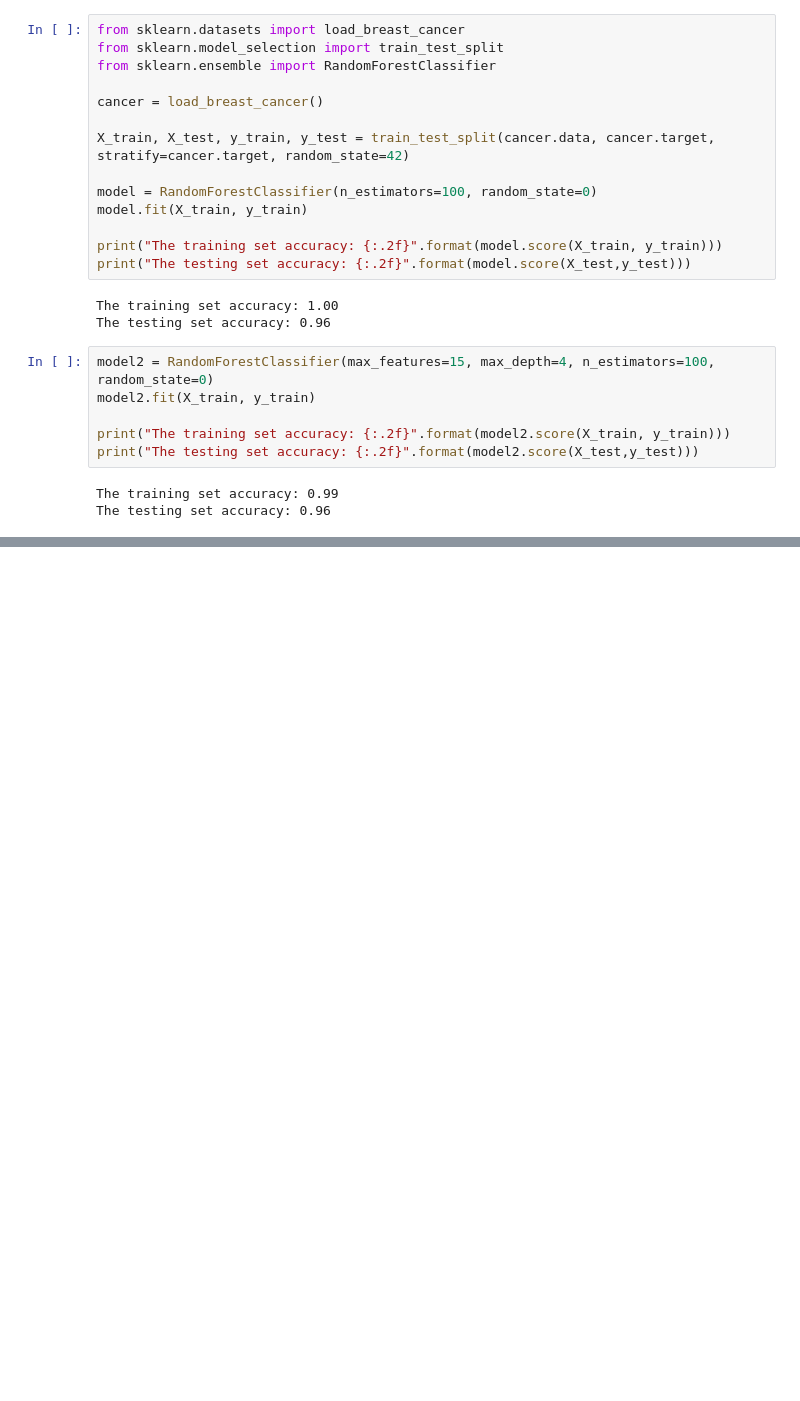
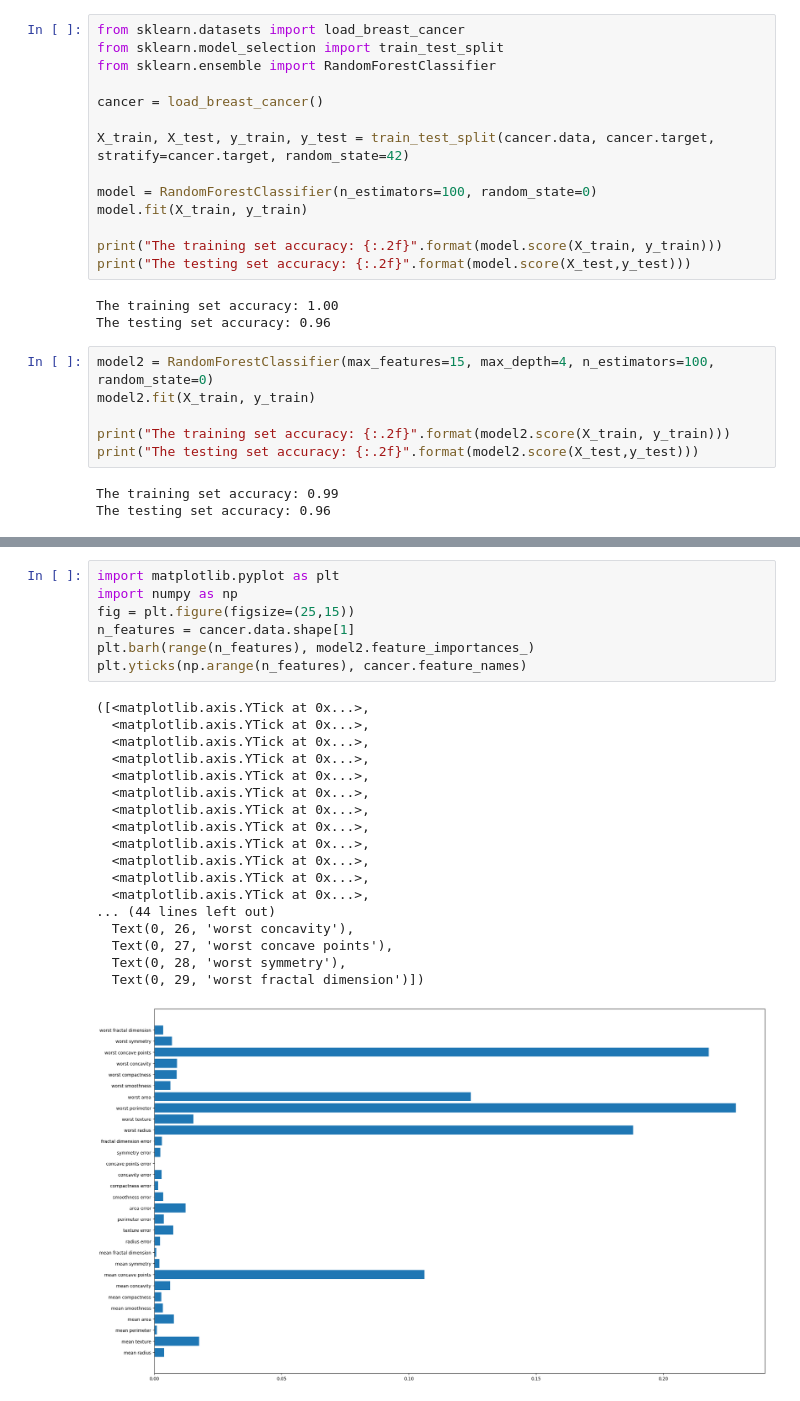
Before and after one commit to michaelkhanda/fourteen-weeks-of-machine-learning, a Jupyter notebook: Working With Random Rest Classifier(Wk9Thursday).ipynb, the cells around one changed output, grey strips where cells are left out. Drawn from its saved outputs; the diff is of its cells as text; blank space fills up the shorter version.

```diff
--- a/Working With Random Rest Classifier(Wk9Thursday).ipynb
+++ b/Working With Random Rest Classifier(Wk9Thursday).ipynb
@@ -26,0 +39,26 @@ The testing set accuracy: 0.96
+# %%
+import matplotlib.pyplot as plt
+import numpy as np
+fig = plt.figure(figsize=(25,15))
+n_features = cancer.data.shape[1]
+plt.barh(range(n_features), model2.feature_importances_)
+plt.yticks(np.arange(n_features), cancer.feature_names)
+# %% [output]
+([<matplotlib.axis.YTick at 0x...>,
+  <matplotlib.axis.YTick at 0x...>,
+  <matplotlib.axis.YTick at 0x...>,
+  <matplotlib.axis.YTick at 0x...>,
+  <matplotlib.axis.YTick at 0x...>,
+  <matplotlib.axis.YTick at 0x...>,
+  <matplotlib.axis.YTick at 0x...>,
+  <matplotlib.axis.YTick at 0x...>,
+  <matplotlib.axis.YTick at 0x...>,
+  <matplotlib.axis.YTick at 0x...>,
+  <matplotlib.axis.YTick at 0x...>,
+  <matplotlib.axis.YTick at 0x...>,
+... (44 lines left out)
+  Text(0, 26, 'worst concavity'),
+  Text(0, 27, 'worst concave points'),
+  Text(0, 28, 'worst symmetry'),
+  Text(0, 29, 'worst fractal dimension')])
+[figure, added]
```
Also changed, not shown: parts of 1 cell of this notebook.
